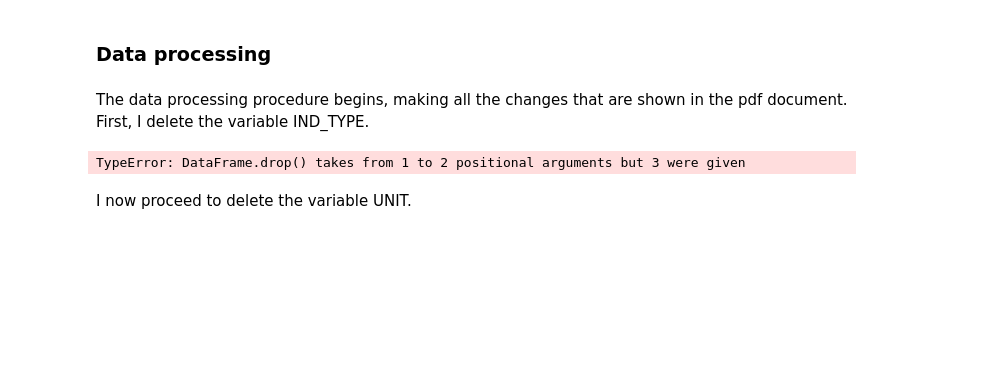
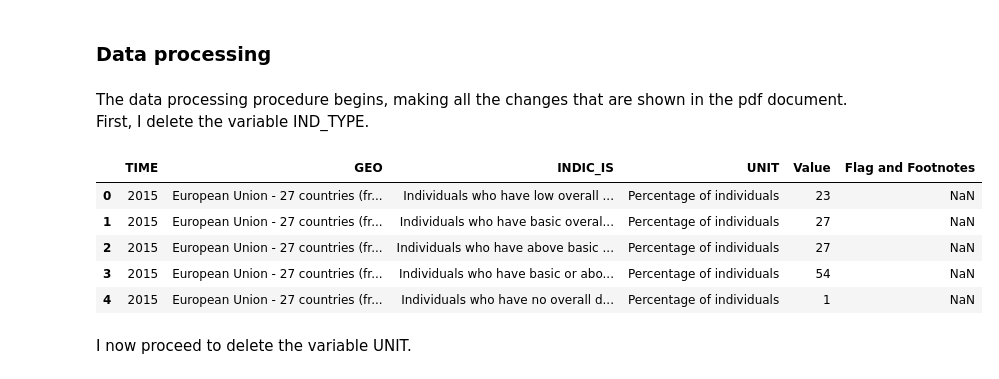
Before and after one commit to micheleguderzo/individuals-level-of-digital-skills, a Jupyter notebook: code/main_script.ipynb, the cells around one changed output. Cells and saved outputs as stored; diff of their text form; code cells hidden in the pictures; blank space fills up the shorter version.

Commit message:
Fix errors and warnings in main_script.ipynb

```diff
--- a/code/main_script.ipynb
+++ b/code/main_script.ipynb
@@ -39,10 +39,15 @@ df
 # %% [markdown]
 The data processing procedure begins, making all the changes that are shown in the pdf document. First, I delete the variable IND_TYPE.
 # %%
-df = df.drop('IND_TYPE', 1)
+df = df.drop('IND_TYPE', axis=1)
 df.head()
 # %% [output]
-TypeError: DataFrame.drop() takes from 1 to 2 positional arguments but 3 were given
+|  | TIME | GEO | INDIC_IS | UNIT | Value | Flag and Footnotes |
+| 0 | 2015 | European Union - 27 countries (fr... | Individuals who have low overall ... | Percentage of individuals | 23 | NaN |
+| 1 | 2015 | European Union - 27 countries (fr... | Individuals who have basic overal... | Percentage of individuals | 27 | NaN |
+| 2 | 2015 | European Union - 27 countries (fr... | Individuals who have above basic ... | Percentage of individuals | 27 | NaN |
+| 3 | 2015 | European Union - 27 countries (fr... | Individuals who have basic or abo... | Percentage of individuals | 54 | NaN |
+| 4 | 2015 | European Union - 27 countries (fr... | Individuals who have no overall d... | Percentage of individuals | 1 | NaN |
 # %% [markdown]
 I now proceed to delete the variable UNIT.
 # %%
```
Also changed, not shown: parts of 14 cells of this notebook.
